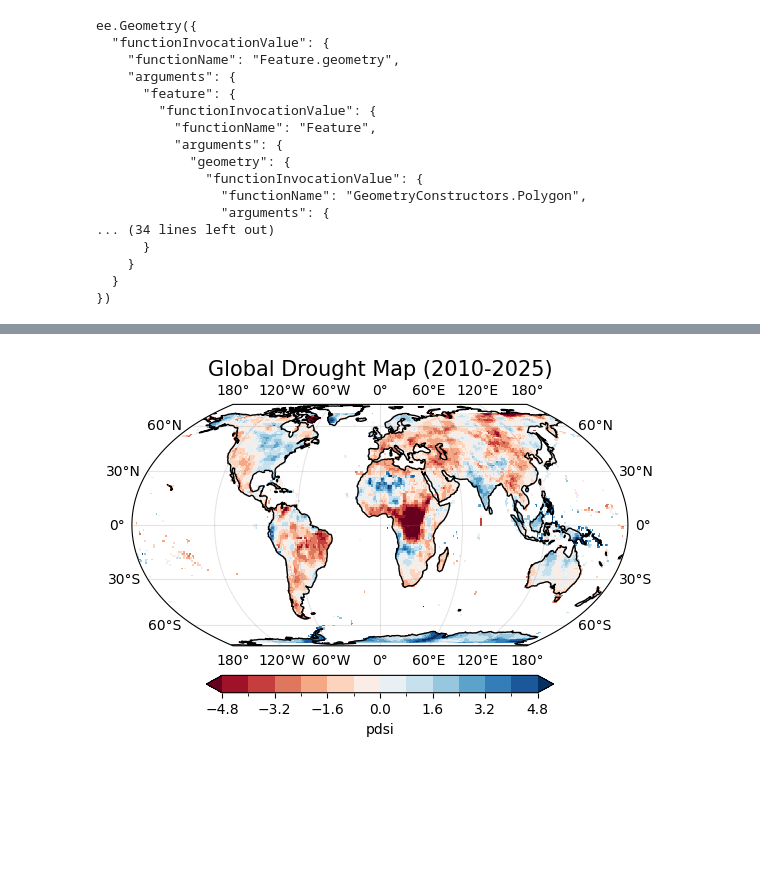
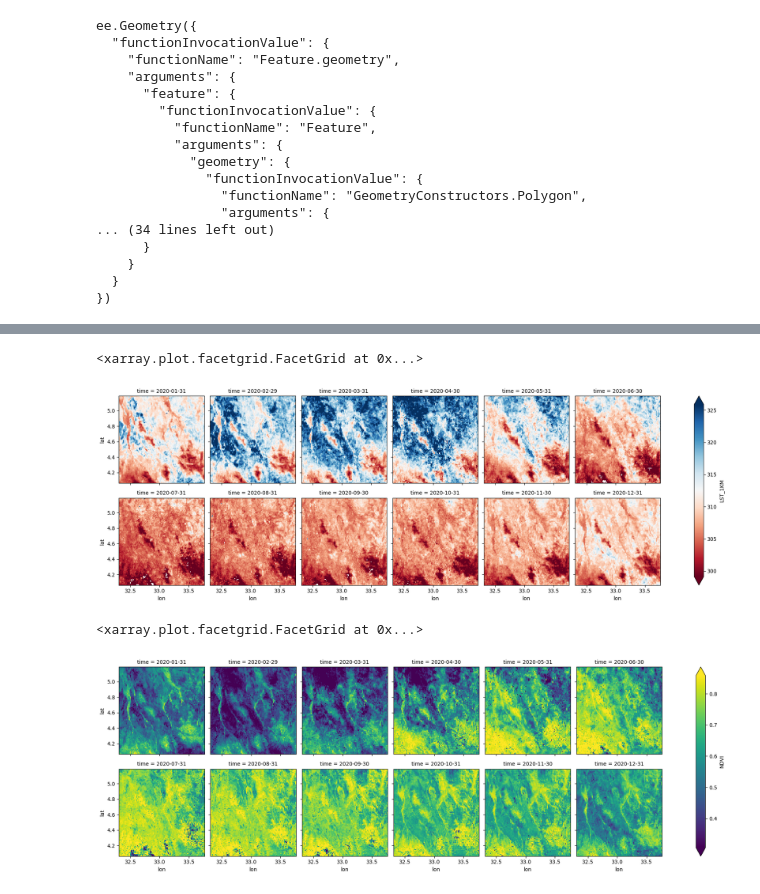
Before and after one commit to grmntfrancis0/earthengine-community, a Jupyter notebook: docs/notebooks/00_ee_auth_colab.ipynb, the cells around one changed output, grey strips where cells are left out. Drawn from its saved outputs; the diff is of its cells as text; code cells hidden in the pictures; blank space fills up the shorter version.

```diff
--- a/docs/notebooks/00_ee_auth_colab.ipynb
+++ b/docs/notebooks/00_ee_auth_colab.ipynb
@@ -73,0 +75,8 @@ ds = ds.squeeze("time").drop_vars("time") * 0.01
+# %%
+ds_temp = ds_temp.sortby("time") * 1
+ds_ndvi = ds_ndvi.sortby("time") * 1
+# %%
+ds_temp_monthly = ds_temp.resample(time = "M").mean("time")
+ds_ndvi_monthly = ds_ndvi.resample(time = "M").median("time")
+# %%
+ds_ndvi_like_temp = ds_ndvi_monthly.interp_like(ds_temp_monthly)
@@ -73,0 +97,3 @@ ds = ds.squeeze("time").drop_vars("time") * 0.01
+# %%
+merge = xr.merge([ds_temp_monthly, ds_ndvi_like_temp])
+merge
@@ -92,18 +124,0 @@ Attributes:
-# %%
-plt.figure()
-ax = plt.axes(projection = ccrs.EqualEarth())
-ds.pdsi.plot(
-    x = "lon", y = "lat", transform =ccrs.PlateCarree(),
-    robust = True, cmap = "RdBu", levels = 15, cbar_kwargs = {
-        "orientation": "horizontal", "pad": 0.08, "shrink":0.7
-    }
-)
-
-ax.coastlines(resolution = "110m")
-ax.set_global()
-ax.gridlines(draw_labels = True, alpha = 0.2, color = 'gray')
-ax.set_title("Global Drought Map (2010-2025)", fontsize = 15)
-
-plt.savefig("drought_map.png", dpi = 360, bbox_inches = "tight")
-# %% [output]
-[figure, removed]
@@ -109,0 +129,14 @@ plt.savefig("drought_map.png", dpi = 360, bbox_inches = "tight")
+# %%
+merge.LST_1KM.plot(
+    x = "lon", y = "lat", col = "time", col_wrap = 6, cmap = "RdBu", robust = True
+)
+# %% [output]
+<xarray.plot.facetgrid.FacetGrid at 0x...>
+[figure, added]
+# %%
+merge.NDVI.plot(
+    x = "lon", y = "lat", col = "time", col_wrap = 6, cmap = 'viridis', robust = True
+)
+# %% [output]
+<xarray.plot.facetgrid.FacetGrid at 0x...>
+[figure, added]
```
Also changed, not shown: parts of 15 cells of this notebook.
